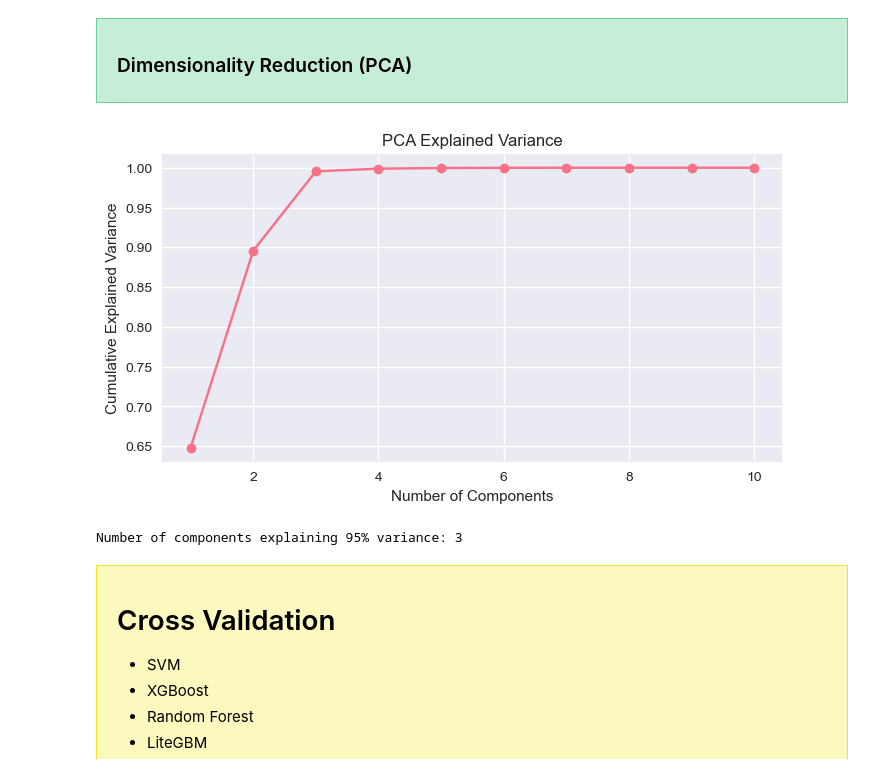
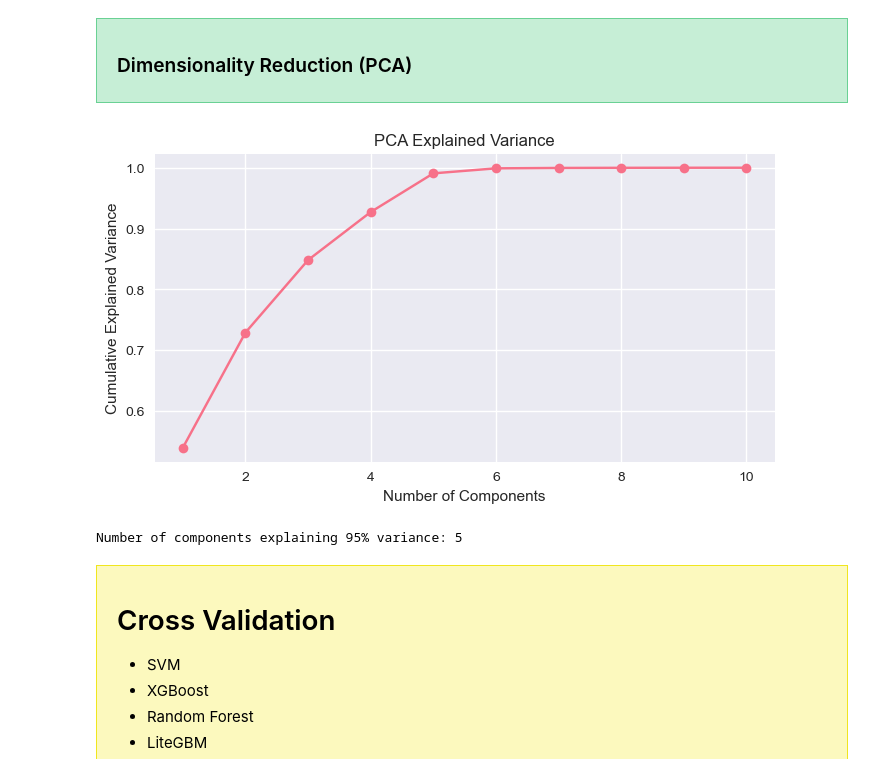
Before and after one commit to aishwaryamathuria/NWU_MSDS422_Group_5_Project, a Jupyter notebook: Final_Project_Group_5.ipynb, the cells around one changed output. Cells and saved outputs as stored; diff of their text form; code cells hidden in the pictures.

```diff
--- a/Final_Project_Group_5.ipynb
+++ b/Final_Project_Group_5.ipynb
@@ -45,8 +45,7 @@ warnings.filterwarnings('ignore')
 </div>
 # %%
 # Load all CSV files without any cleaning
-print("LOADING RAW DATA")
-
+print("Loading raw data")
 csv_files = glob.glob('data/*.csv')
 print(f"Found {len(csv_files)} CSV files:")
 for file in sorted(csv_files):
@@ -59,7 +58,6 @@ for file in csv_files:
     try:
         print(f"Loading {file}...")
         df = pd.read_csv(file, sep='|')
-        df['source_file'] = Path(file).stem
         all_dataframes.append(df)
         print(f"  - Loaded {len(df)} records")
     except Exception as e:
@@ -71,6 +69,16 @@ if not all_dataframes:
 df = pd.concat(all_dataframes, ignore_index=True)
 print(f"\nCombined raw dataset shape: {df.shape}")
 
+df['label'] = df.apply(
+    lambda row: row['detailed-label'] if row['label'] == 'Malicious' else 'Benign', axis=1
+)
+
+# Drop detailed-label column
+if 'detailed-label' in df.columns:
+    df.drop(columns=['detailed-label'], inplace=True)
+
+print("\nUpdated label distribution:")
+print(df['label'].value_counts())
 
 numeric_cols = ['duration', 'orig_bytes', 'resp_bytes', 'orig_pkts', 'resp_pkts', 'orig_ip_bytes', 'resp_ip_bytes']
 for col in numeric_cols:
@@ -595,34 +632,34 @@ X_test_scaled = scaler.transform(X_test)
     <h3>Dimensionality Reduction (PCA)</h3>
 </div>
 # %%
-# # PCA: fit on training, transform both train and test
-# pca = PCA()
-# X_train_pca_full = pca.fit_transform(X_train_scaled)
-# X_test_pca_full = pca.transform(X_test_scaled)
+# PCA: fit on training, transform both train and test
+pca = PCA()
+X_train_pca_full = pca.fit_transform(X_train_scaled)
+X_test_pca_full = pca.transform(X_test_scaled)
 
-# # Explained variance
-# explained_variance = pca.explained_variance_ratio_
-# cumulative_variance = np.cumsum(explained_variance)
+# Explained variance
+explained_variance = pca.explained_variance_ratio_
+cumulative_variance = np.cumsum(explained_variance)
 
-# plt.figure(figsize=(8,4))
-# plt.plot(range(1, len(explained_variance)+1), cumulative_variance, marker='o')
-# plt.xlabel('Number of Components')
-# plt.ylabel('Cumulative Explained Variance')
-# plt.title('PCA Explained Variance')
-# plt.grid(True)
-# plt.show()
+plt.figure(figsize=(8,4))
+plt.plot(range(1, len(explained_variance)+1), cumulative_variance, marker='o')
+plt.xlabel('Number of Components')
+plt.ylabel('Cumulative Explained Variance')
+plt.title('PCA Explained Variance')
+plt.grid(True)
+plt.show()
 
-# # Pick components explaining 95% variance
-# n_components = np.argmax(cumulative_variance >= 0.95) + 1
-# print(f"Number of components explaining 95% variance: {n_components}")
+# Pick components explaining 95% variance
+n_components = np.argmax(cumulative_variance >= 0.95) + 1
+print(f"Number of components explaining 95% variance: {n_components}")
 
-# # Fit PCA again with selected components
-# pca_final = PCA(n_components=n_components)
-# X_train_pca = pca_final.fit_transform(X_train_scaled)
-# X_test_pca = pca_final.transform(X_test_scaled)
+# Fit PCA again with selected components
+pca_final = PCA(n_components=n_components)
+X_train_pca = pca_final.fit_transform(X_train_scaled)
+X_test_pca = pca_final.transform(X_test_scaled)
 # %% [output]
-[figure, old version]
+[figure, new version]
-Number of components explaining 95% variance: 3
+Number of components explaining 95% variance: 5
 # %% [markdown]
 <div style="background: #fcf9be; border: 1px solid #f0e61f; padding: 10px 20px">
     <h1>Cross Validation</h1>
```
Also changed, not shown: parts of 19 cells of this notebook.
